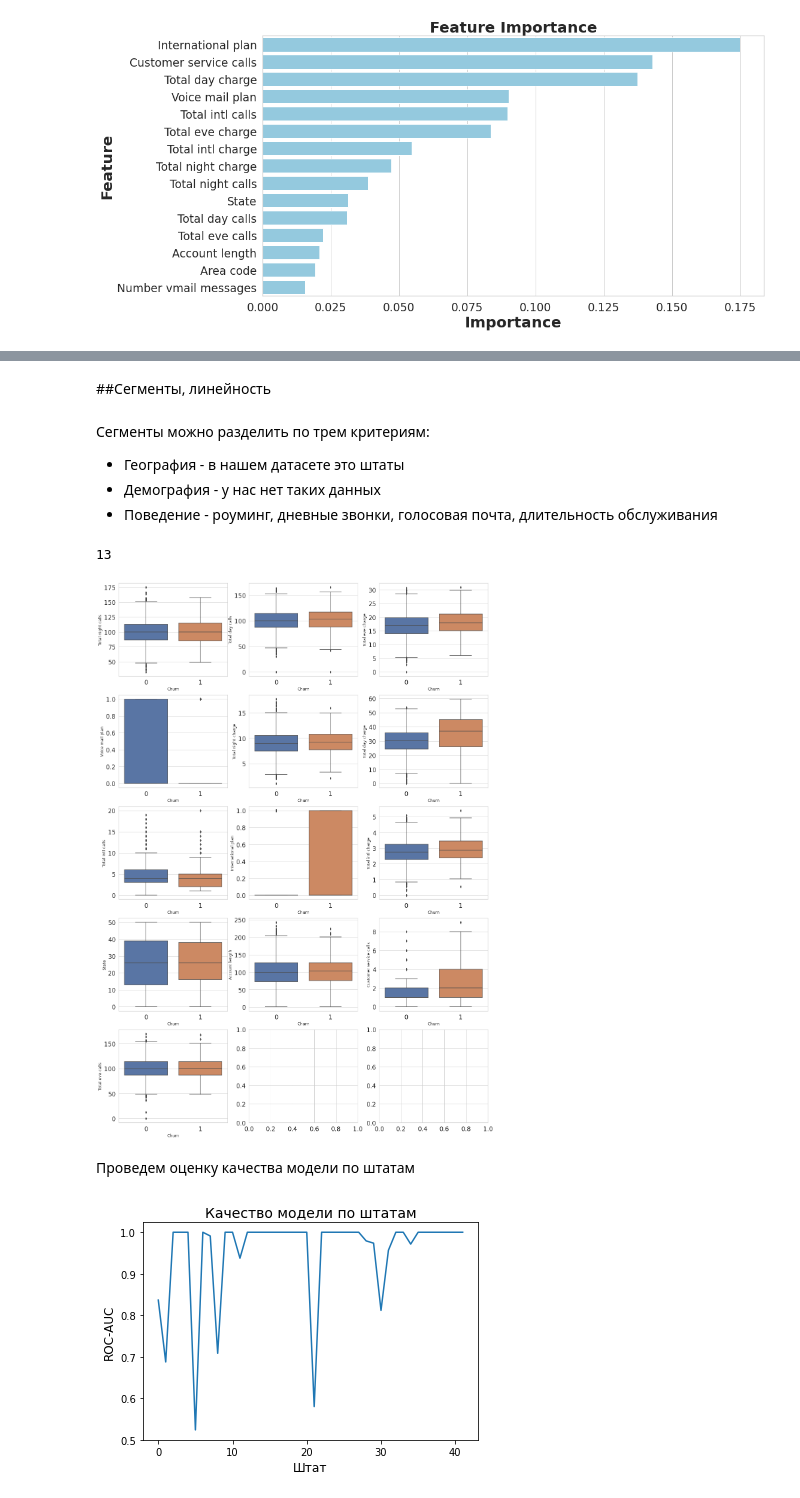
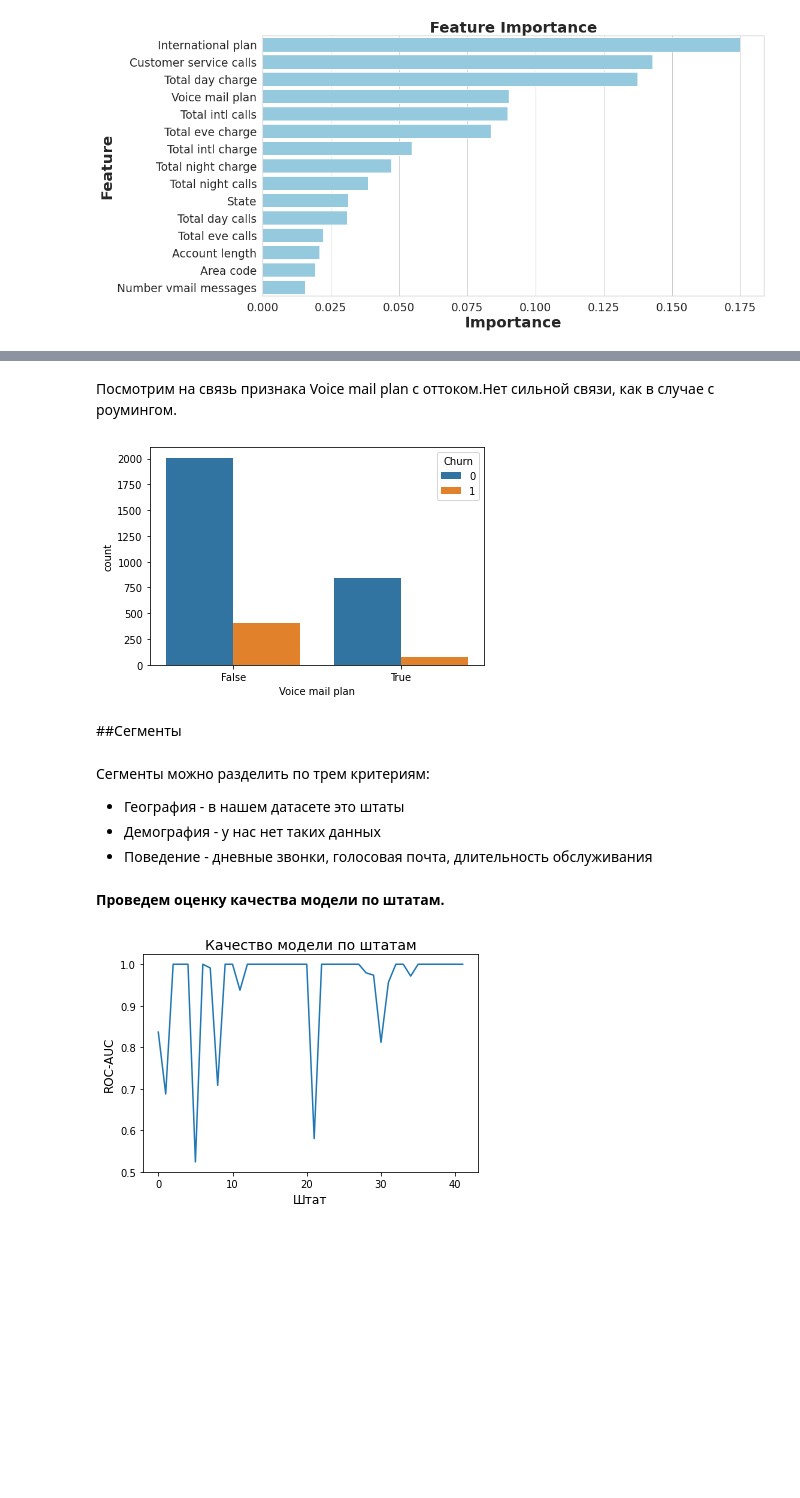
Before and after one commit to yana-samoylova/MTS.TETA, a Jupyter notebook: ДЗ_3_2.ipynb, the cells around one changed output, grey strips where cells are left out. Drawn from its saved outputs; the diff is of its cells as text; code cells hidden in the pictures; blank space fills up the shorter version.

Commit message:
Исправила сегменты, добавила интерпретацию

```diff
--- a/ДЗ_3_2.ipynb
+++ b/ДЗ_3_2.ipynb
@@ -441,30 +453,16 @@ plt.show()
+# %% [markdown]
+Посмотрим на связь признака Voice mail plan с оттоком.Нет сильной связи, как в случае с роумингом.
+# %%
+sns.countplot(x="Voice mail plan", hue="Churn", data=df);
+# %% [output]
+[figure, added]
 # %% [markdown]
-##Сегменты, линейность
+##Сегменты
 # %% [markdown]
 Сегменты можно разделить по трем критериям:
 
 *   География - в нашем датасете это штаты
 *   Демография - у нас нет таких данных
-*   Поведение - роуминг, дневные звонки, голосовая почта, длительность обслуживания
+*   Поведение - дневные звонки, голосовая почта, длительность обслуживания
-# %%
-features = list(
-    set(df.columns)
-    - set(['Churn', 'Total day minutes', 'Total eve minutes', 'Total night minutes', 'Total intl minutes', 'Lifetime', 'Area code', 'Number vmail messages']))
-len(features)
-# %% [output]
-13
-# %%
-nrows = 5
-ncols = 3
-
-fig, axes = plt.subplots(nrows=nrows, ncols=ncols, figsize=(20, 30))
-
-for idx, feat in enumerate(features):
-    sns.boxplot(x="Churn", y=feat, data=df, ax=axes[int(idx / ncols), idx % ncols])
-    #axes[int(idx / 5), idx % 5].legend()
-    axes[int(idx / ncols), idx % ncols].set_xlabel("Churn", fontsize=12)
-    axes[int(idx / ncols), idx % ncols].set_ylabel(feat, fontsize=12);
-# %% [output]
-[figure, removed]
 # %% [markdown]
-Проведем оценку качества модели по штатам
+**Проведем оценку качества модели по штатам.**
```
Also changed, not shown: parts of 33 cells of this notebook.
